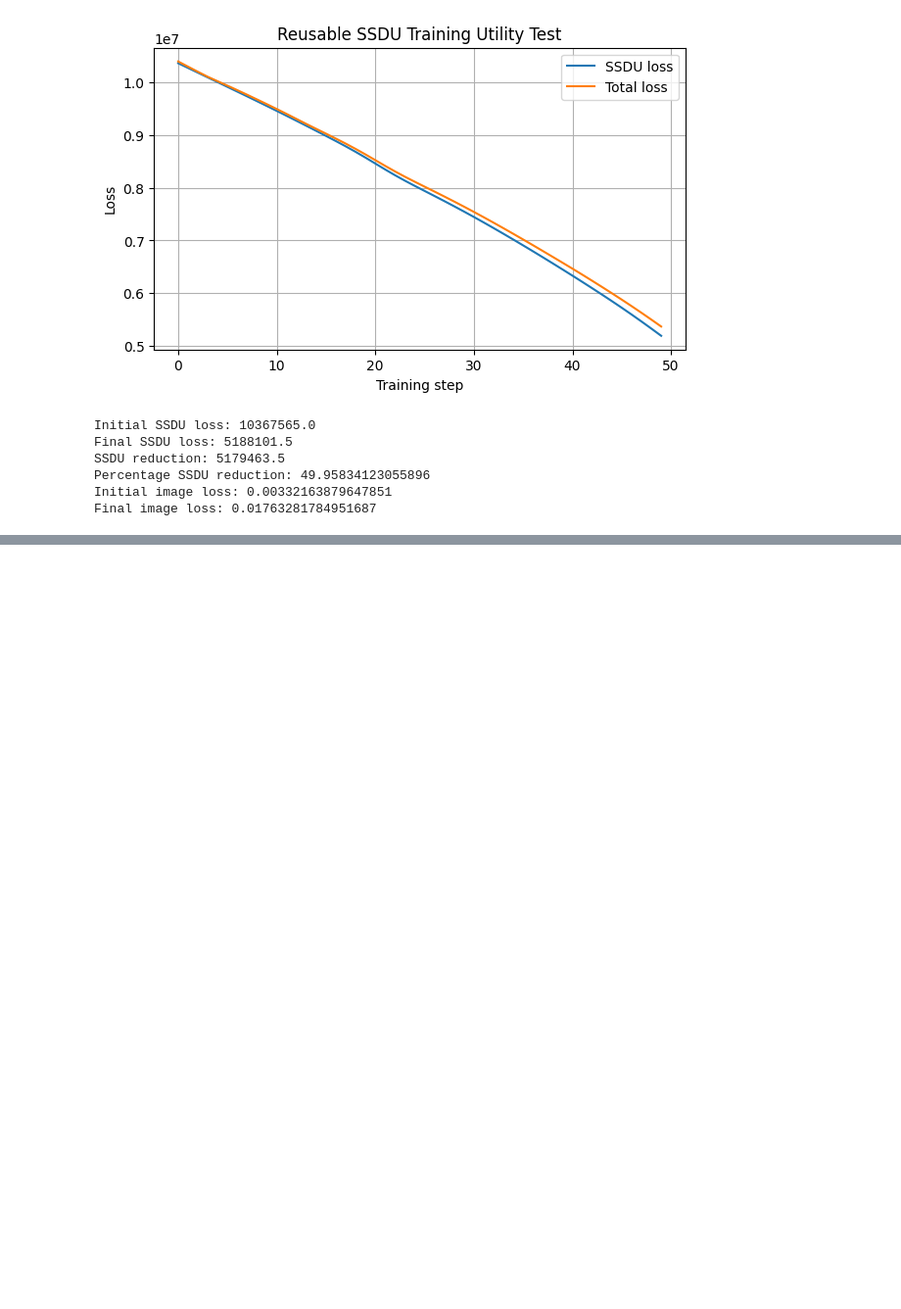
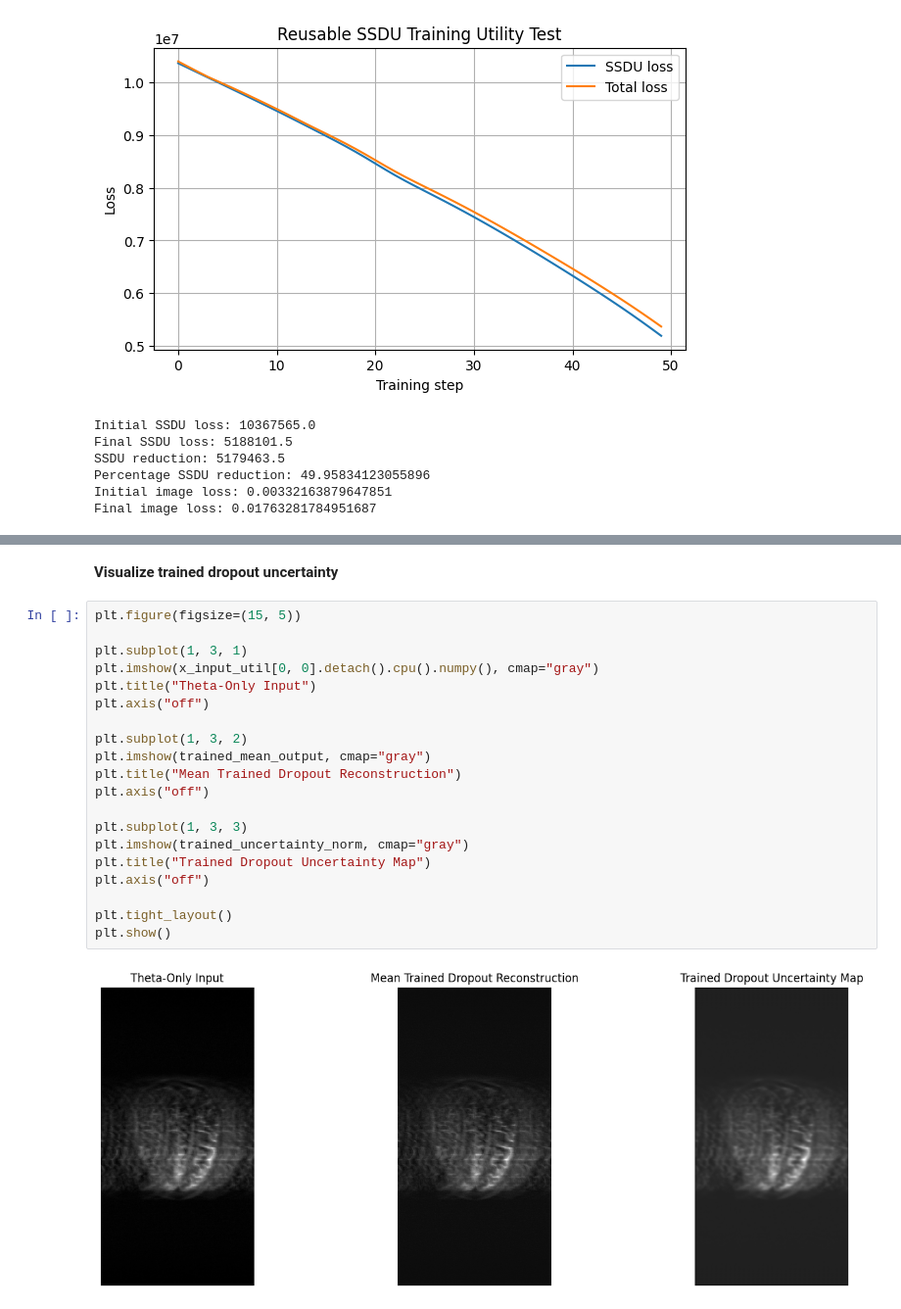
Before and after one commit to SILAS-RANSFORD-OSEI/reliability-aware-ssdu-mri, a Jupyter notebook: notebooks/02_ssdu_reconstruction_baseline.ipynb, the cells around one changed output, grey strips where cells are left out. Shown at 98% size. Cells and saved outputs as stored; diff of their text form; blank space fills up the shorter version.

```diff
--- a/notebooks/02_ssdu_reconstruction_baseline.ipynb
+++ b/notebooks/02_ssdu_reconstruction_baseline.ipynb
@@ -634,0 +877,24 @@ Final image loss: 0.01763281784951687
+# %% [markdown]
+**Visualize trained dropout uncertainty**
+# %%
+plt.figure(figsize=(15, 5))
+
+plt.subplot(1, 3, 1)
+plt.imshow(x_input_util[0, 0].detach().cpu().numpy(), cmap="gray")
+plt.title("Theta-Only Input")
+plt.axis("off")
+
+plt.subplot(1, 3, 2)
+plt.imshow(trained_mean_output, cmap="gray")
+plt.title("Mean Trained Dropout Reconstruction")
+plt.axis("off")
+
+plt.subplot(1, 3, 3)
+plt.imshow(trained_uncertainty_norm, cmap="gray")
+plt.title("Trained Dropout Uncertainty Map")
+plt.axis("off")
+
+plt.tight_layout()
+plt.show()
+# %% [output]
+[figure, added]
```
Also changed, not shown: parts of 20 cells of this notebook.
